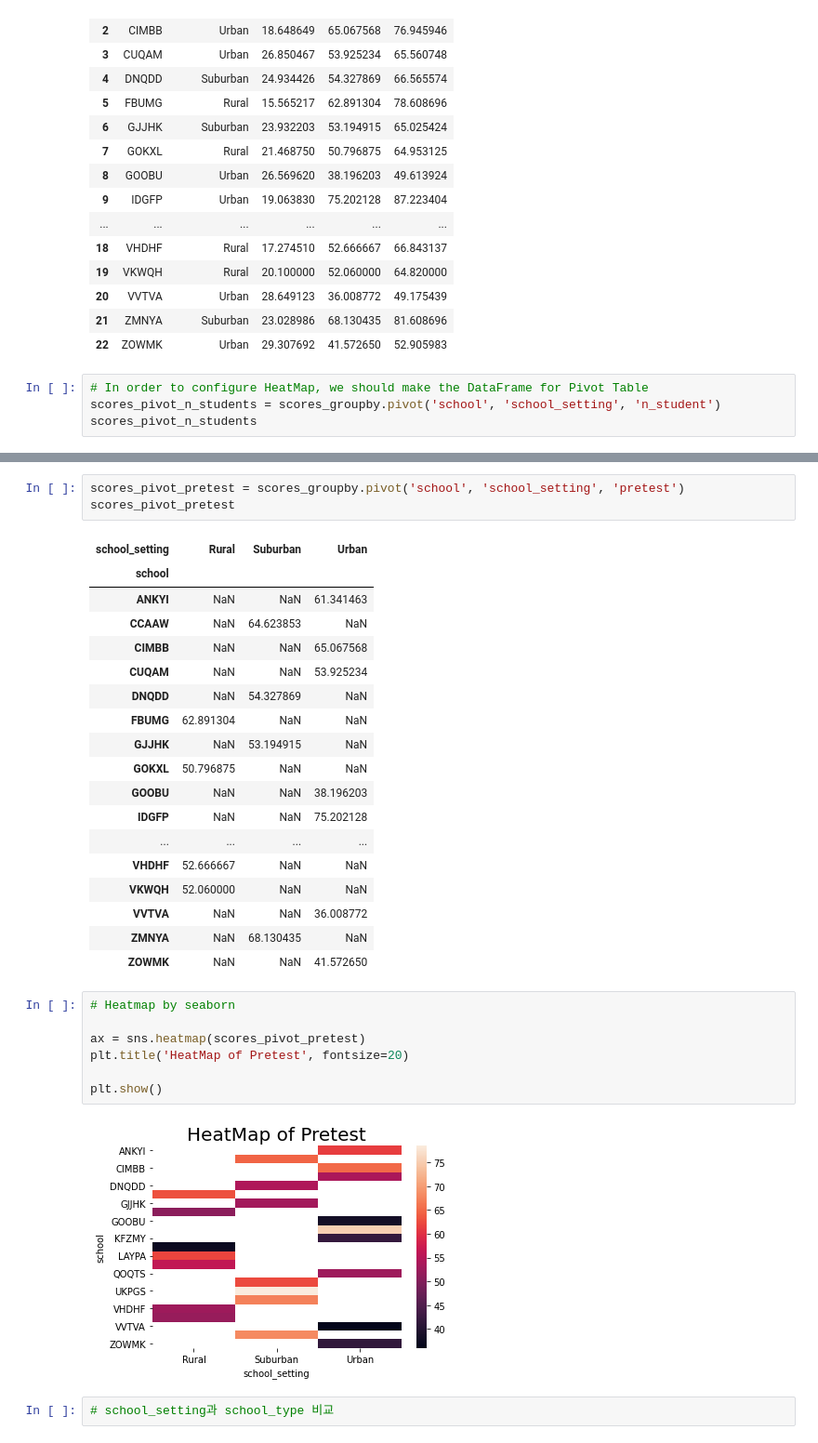
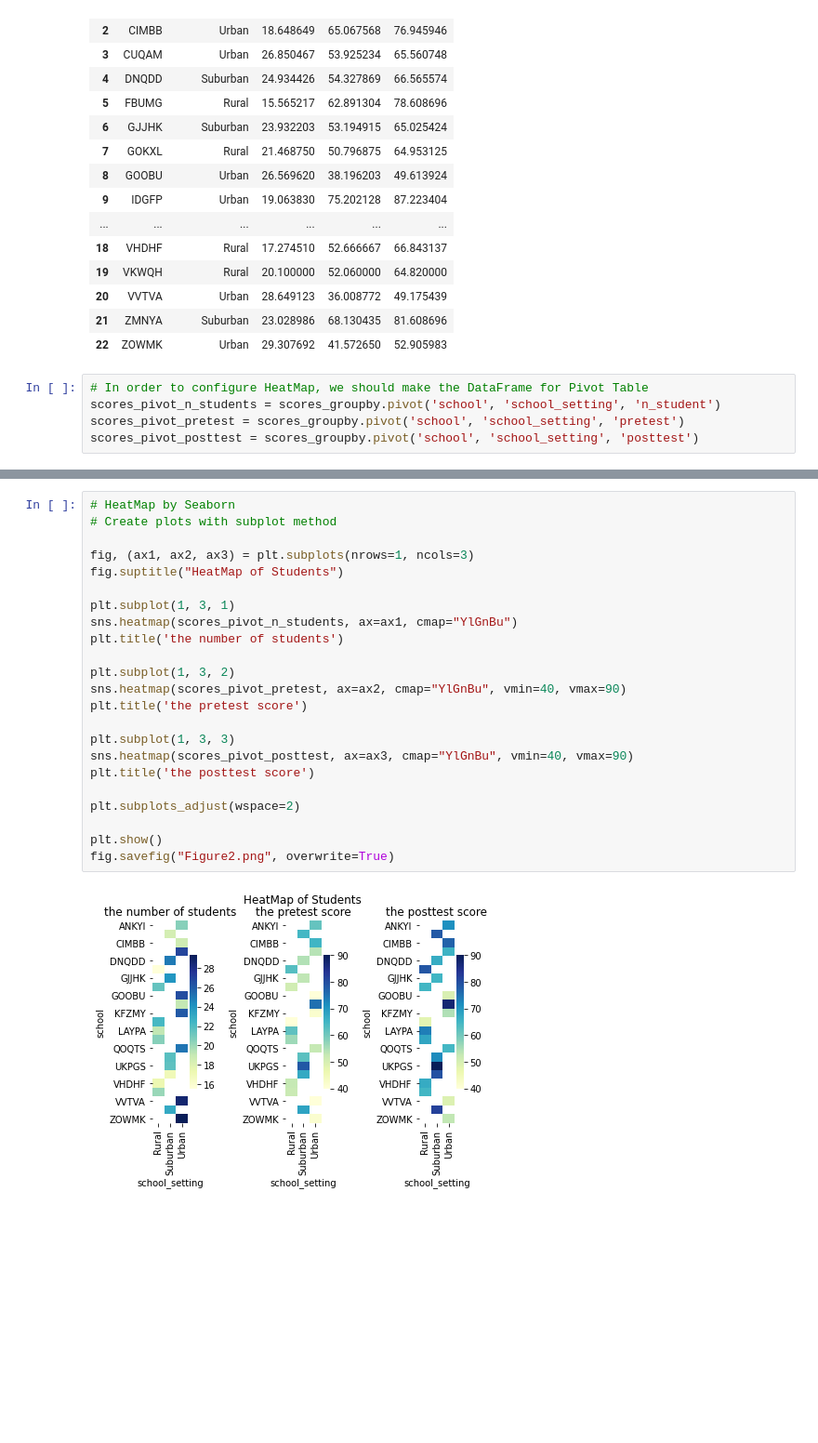
Before and after one commit to escortKwon/IndividualProjects_for_Portfolio, a Jupyter notebook: Test Scores/Test Scores.ipynb, the cells around one changed output, grey strips where cells are left out. Shown: that part at 93% size. Drawn from its saved outputs; the diff is of its cells as text; blank space fills up the shorter version.

```diff
--- a/Test Scores/Test Scores.ipynb
+++ b/Test Scores/Test Scores.ipynb
@@ -227,4 +233,5 @@ scores_groupby
 # %%
 # In order to configure HeatMap, we should make the DataFrame for Pivot Table
 scores_pivot_n_students = scores_groupby.pivot('school', 'school_setting', 'n_student')
-scores_pivot_n_students
+scores_pivot_pretest = scores_groupby.pivot('school', 'school_setting', 'pretest')
+scores_pivot_posttest = scores_groupby.pivot('school', 'school_setting', 'posttest')
@@ -259,33 +238,25 @@ plt.show()
-# %%
-scores_pivot_pretest = scores_groupby.pivot('school', 'school_setting', 'pretest')
-scores_pivot_pretest
-# %% [output]
-| school_setting | Rural | Suburban | Urban |
-| school |  |  |  |
-| ANKYI | NaN | NaN | 61.341463 |
-| CCAAW | NaN | 64.623853 | NaN |
-| CIMBB | NaN | NaN | 65.067568 |
-| CUQAM | NaN | NaN | 53.925234 |
-| DNQDD | NaN | 54.327869 | NaN |
-| FBUMG | 62.891304 | NaN | NaN |
-| GJJHK | NaN | 53.194915 | NaN |
-| GOKXL | 50.796875 | NaN | NaN |
-| GOOBU | NaN | NaN | 38.196203 |
-| IDGFP | NaN | NaN | 75.202128 |
-| ... | ... | ... | ... |
-| VHDHF | 52.666667 | NaN | NaN |
-| VKWQH | 52.060000 | NaN | NaN |
-| VVTVA | NaN | NaN | 36.008772 |
-| ZMNYA | NaN | 68.130435 | NaN |
-| ZOWMK | NaN | NaN | 41.572650 |
-# %%
-# Heatmap by seaborn
-
-ax = sns.heatmap(scores_pivot_pretest)
-plt.title('HeatMap of Pretest', fontsize=20)
-
-plt.show()
-# %% [output]
-[figure, removed]
-# %%
-# school_setting과 school_type 비교
+# %%
+# HeatMap by Seaborn
+# Create plots with subplot method
+
+fig, (ax1, ax2, ax3) = plt.subplots(nrows=1, ncols=3)
+fig.suptitle("HeatMap of Students")
+
+plt.subplot(1, 3, 1)
+sns.heatmap(scores_pivot_n_students, ax=ax1, cmap="YlGnBu")
+plt.title('the number of students')
+
+plt.subplot(1, 3, 2)
+sns.heatmap(scores_pivot_pretest, ax=ax2, cmap="YlGnBu", vmin=40, vmax=90)
+plt.title('the pretest score')
+
+plt.subplot(1, 3, 3)
+sns.heatmap(scores_pivot_posttest, ax=ax3, cmap="YlGnBu", vmin=40, vmax=90)
+plt.title('the posttest score')
+
+plt.subplots_adjust(wspace=2)
+
+plt.show()
+fig.savefig("Figure2.png", overwrite=True)
+# %% [output]
+[figure, added]
```
Also changed, not shown: parts of 19 cells of this notebook, 3 other files.
